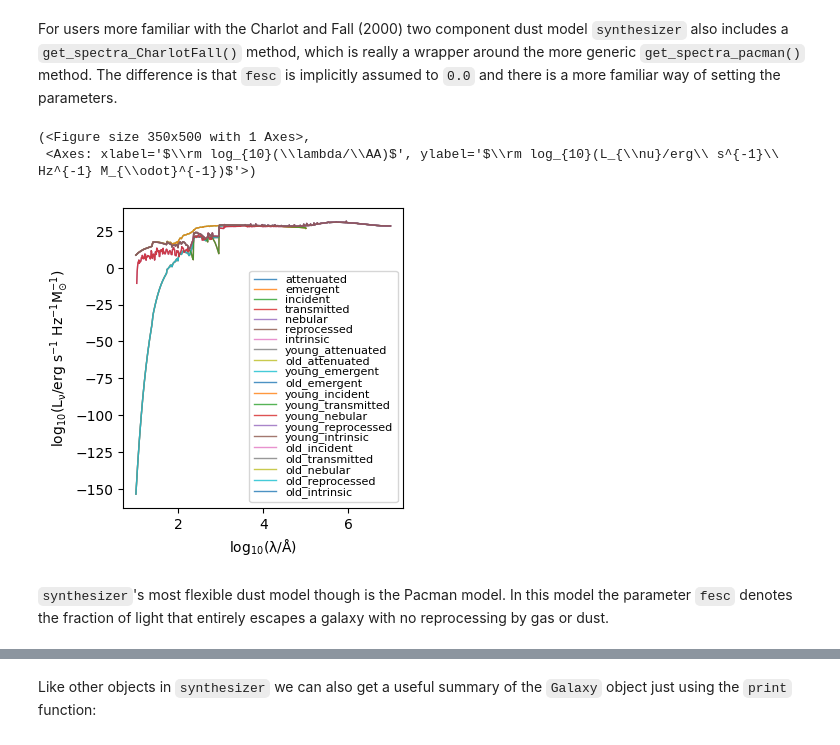
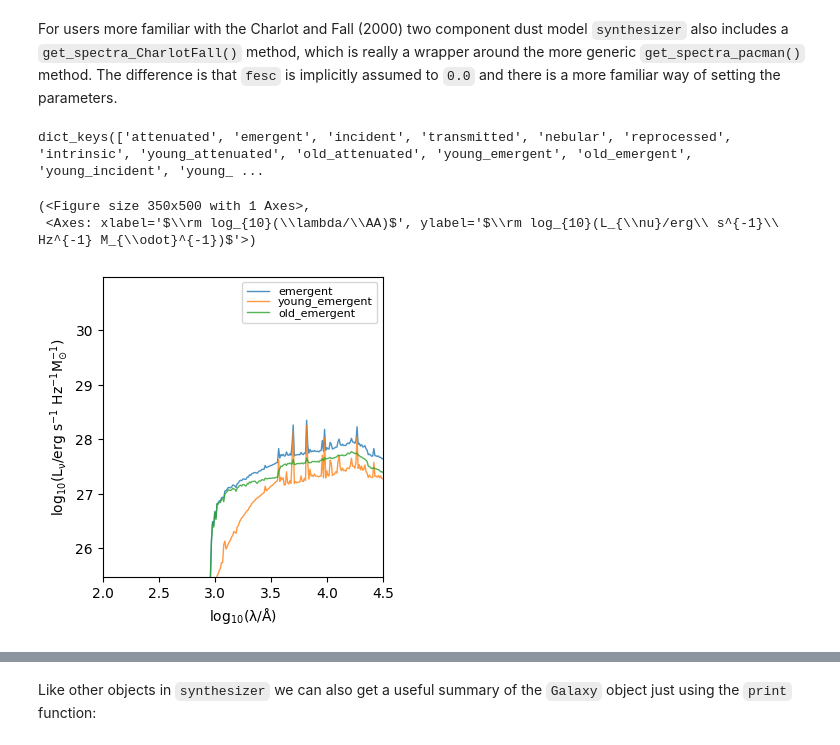
Before and after one commit to synthesizer-project/synthesizer, a Jupyter notebook: docs/source/parametric/generate_sed.ipynb, the cells around one changed output, grey strips where cells are left out. Cells and saved outputs as stored; diff of their text form; code cells hidden in the pictures.

```diff
--- a/docs/source/parametric/generate_sed.ipynb
+++ b/docs/source/parametric/generate_sed.ipynb
@@ -23,7 +23,7 @@ grid = Grid(grid_name, grid_dir=grid_dir)
 Next we can define the star formation and metal enrichment history:
 # %%
 # define the parameters of the star formation and metal enrichment histories
-sfh_p = {'duration': 10 * Myr}
+sfh_p = {'duration': 100 * Myr}
 Z_p = {'log10Z': -2.0}  # can also use linear metallicity e.g. {'Z': 0.01}
 stellar_mass = 1E8 # in units of M_sol
 
@@ -104,0 +107,4 @@ dict_keys(['incident', 'transmitted', 'nebular', 'escaped', 'reprocessed', 'intr
+# %%
+galaxy.spectra = {}
+galaxy.get_spectra_reprocessed(grid, fesc = 0.5, fesc_LyA=0.0)
+galaxy.plot_spectra()
@@ -121,0 +134,4 @@ galaxy.plot_spectra(spectra_to_plot=['intrinsic','emergent'])
+# %%
+galaxy.spectra = {} # reset spectra
+galaxy.get_spectra_pacman(grid, tau_v = 0.5, alpha=-1, fesc = 0.5)
+galaxy.plot_spectra(spectra_to_plot=['intrinsic','emergent'])
@@ -121,0 +150,8 @@ galaxy.plot_spectra(spectra_to_plot=['intrinsic','emergent'])
+# %%
+galaxy.spectra = {}
+tau_v_ISM = 0.5 # ISM component of dust attenuation
+tau_v_BC = 0.5 # birth-cloud componest of dust attenuation
+tau_v = [tau_v_ISM, tau_v_BC]
+alpha = [-0.7, -1.3]
+galaxy.get_spectra_pacman(grid, tau_v = tau_v, alpha = alpha, young_old_thresh = 7.)
+galaxy.plot_spectra(spectra_to_plot = ['emergent', 'young_emergent', 'old_emergent'])
@@ -122,11 +163,10 @@ galaxy.plot_spectra(spectra_to_plot=['intrinsic','emergent'])
 # %% [markdown]
 For users more familiar with the Charlot and Fall (2000) two component dust model `synthesizer` also includes a `get_spectra_CharlotFall()` method, which is really a wrapper around the more generic `get_spectra_pacman()` method. The difference is that `fesc` is implicitly assumed to `0.0` and there is a more familiar way of setting the parameters.
 # %%
-galaxy.get_spectra_CharlotFall(grid, tau_v_ISM=0.1, tau_v_BC=0.1, alpha_ISM=-0.7, alpha_BC=-1.3)
-galaxy.plot_spectra()
+galaxy.get_spectra_CharlotFall(grid, tau_v_ISM=0.5, tau_v_BC=0.5, alpha_ISM=-0.7, alpha_BC=-1.3)
+galaxy.plot_spectra(spectra_to_plot = ['emergent', 'young_emergent', 'old_emergent'])
 # %% [output]
-(<Figure size 350x500 with 1 Axes>,
- <Axes: xlabel='$\\rm log_{10}(\\lambda/\\AA)$', ylabel='$\\rm log_{10}(L_{\\nu}/erg\\ s^{-1}\\ Hz^{-1} M_{\\odot}^{-1})$'>)
+dict_keys(['attenuated', 'emergent', 'incident', 'transmitted', 'nebular', 'reprocessed', 'intrinsic', 'young_attenuated', 'old_attenuated', 'young_emergent', 'old_emergent', 'young_incident', 'young_ ...
+(<Figure size 350x500 with 1 Axes>,
+ <Axes: xlabel='$\\rm log_{10}(\\lambda/\\AA)$', ylabel='$\\rm log_{10}(L_{\\nu}/erg\\ s^{-1}\\ Hz^{-1} M_{\\odot}^{-1})$'>)
-[figure, old version]
+[figure, new version]
-# %% [markdown]
-`synthesizer`'s most flexible dust model though is the Pacman model. In this model the parameter `fesc` denotes the fraction of light that entirely escapes a galaxy with no reprocessing by gas or dust.
```
Also changed, not shown: parts of 25 cells of this notebook, 2 other files.
